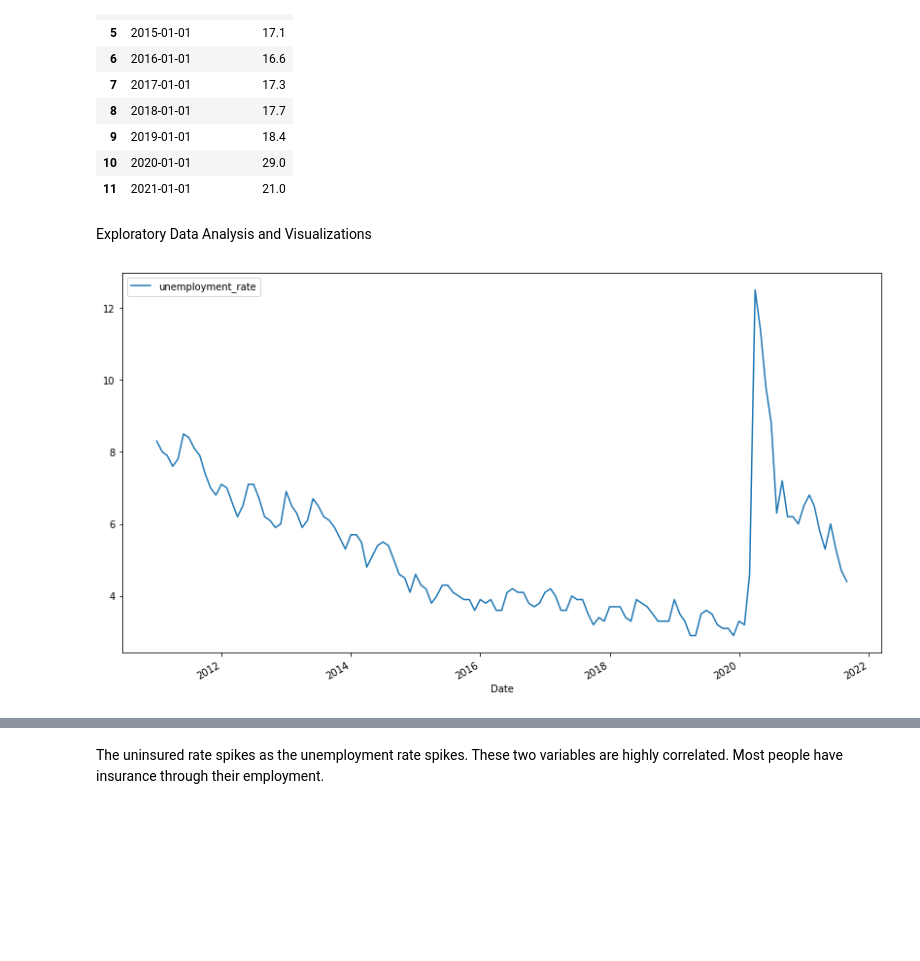
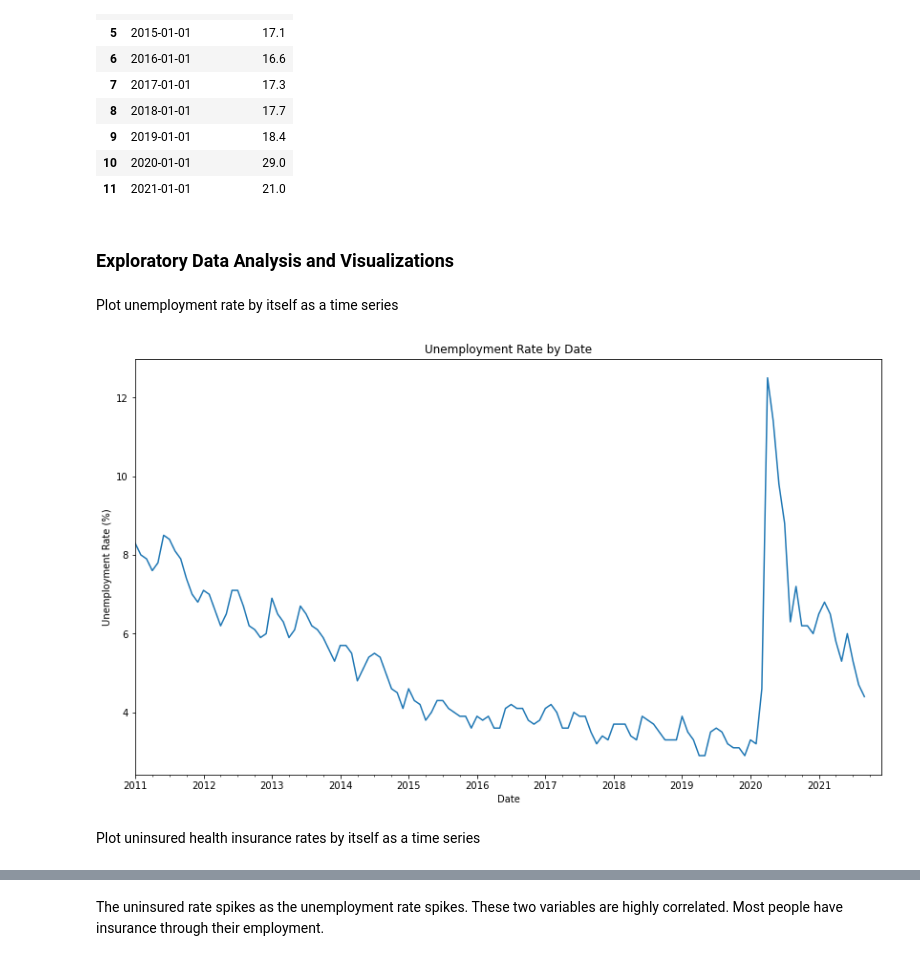
Before and after one commit to azhou5211/hcde_project, a Jupyter notebook: A6/notebooks/A6.ipynb, the cells around one changed output, grey strips where cells are left out. Drawn from its saved outputs; the diff is of its cells as text; code cells hidden in the pictures; blank space fills up the shorter version.

```diff
--- a/A6/notebooks/A6.ipynb
+++ b/A6/notebooks/A6.ipynb
@@ -386,6 +391,7 @@ d = {'Jan':1, 'Feb':2, 'Mar':3, 'Apr':4, 'May':5, 'Jun':6, 'Jul':7, 'Aug':8, 'Se
 df_unemployment.Month = df_unemployment.Month.map(d)
 
 df_unemployment['Date'] = pd.to_datetime(df_unemployment['Year'].astype(str) + df_unemployment['Month'].astype(str).str.zfill(2), format='%Y%m')
+df_unemployment.sort_values(by=['Date'], inplace=True)
 
 df_unemployment
 # %% [output]
@@ -423,13 +429,21 @@ df_uninsured
 | 10 | 2020-01-01 | 29.0 |
 | 11 | 2021-01-01 | 21.0 |
 # %% [markdown]
-Exploratory Data Analysis and Visualizations
+### Exploratory Data Analysis and Visualizations
+# %% [markdown]
+Plot unemployment rate by itself as a time series
 # %%
 fig, ax = plt.subplots(figsize=(14,8))
 df_unemployment.plot(x='Date', y='unemployment_rate', ax=ax)
+ax.get_legend().remove()
+ax.set_title('Unemployment Rate by Date')
+ax.set_ylabel('Unemployment Rate (%)')
+ax.set_xlabel('Date')
 plt.show()
 # %% [output]
-[figure, old version]
+[figure, new version]
+# %% [markdown]
+Plot uninsured health insurance rates by itself as a time series
 # %%
 fig, ax = plt.subplots(figsize=(14,8))
 df_uninsured.plot(x="year", ax=ax)
```
Also changed, not shown: parts of 47 cells of this notebook, 3 other files.
